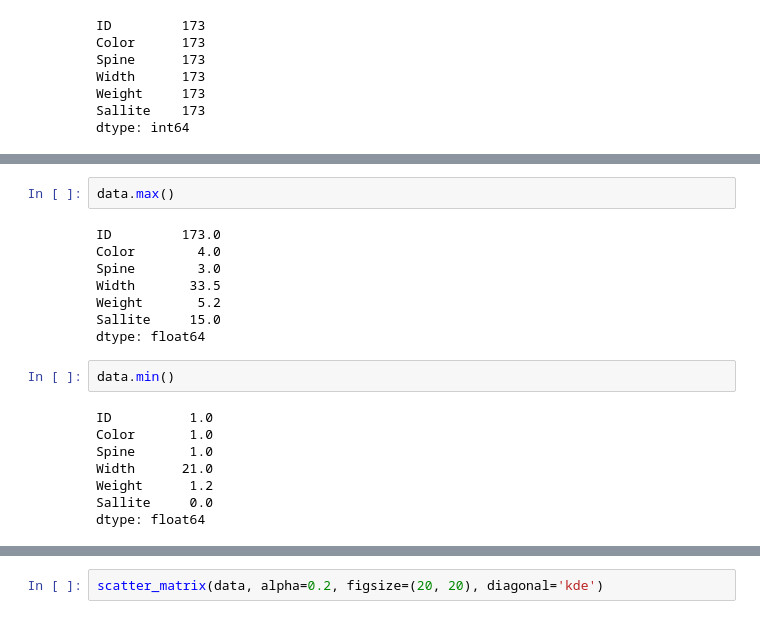
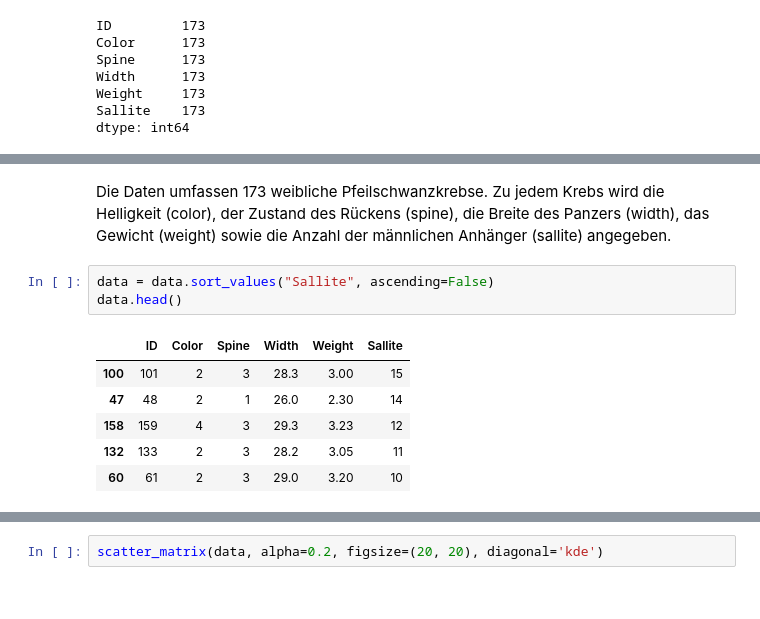
Before and after one commit to tecoKIT/smart-data-analytics, a Jupyter notebook: Uebung1/Exercise3cd.ipynb, the cells around one changed output, grey strips where cells are left out. Cells and saved outputs as stored; diff of their text form.

```diff
--- a/Uebung1/Exercise3cd.ipynb
+++ b/Uebung1/Exercise3cd.ipynb
@@ -38,20 +29,12 @@ data.head()
-# %%
-data.max()
-# %% [output]
-ID         173.0
-Color        4.0
-Spine        3.0
-Width       33.5
-Weight       5.2
-Sallite     15.0
-dtype: float64
-# %%
-data.min()
-# %% [output]
-ID          1.0
-Color       1.0
-Spine       1.0
-Width      21.0
-Weight      1.2
-Sallite     0.0
-dtype: float64
+# %% [markdown]
+Die Daten umfassen 173 weibliche Pfeilschwanzkrebse. Zu jedem Krebs wird die Helligkeit (color), der Zustand des Rückens (spine), die Breite des Panzers (width), das Gewicht (weight) sowie die Anzahl der männlichen Anhänger (sallite) angegeben.
+# %%
+data = data.sort_values("Sallite", ascending=False)
+data.head()
+# %% [output]
+|  | ID | Color | Spine | Width | Weight | Sallite |
+| 100 | 101 | 2 | 3 | 28.3 | 3.00 | 15 |
+| 47 | 48 | 2 | 1 | 26.0 | 2.30 | 14 |
+| 158 | 159 | 4 | 3 | 29.3 | 3.23 | 12 |
+| 132 | 133 | 2 | 3 | 28.2 | 3.05 | 11 |
+| 60 | 61 | 2 | 3 | 29.0 | 3.20 | 10 |
```
Also changed, not shown: parts of 6 cells of this notebook.
